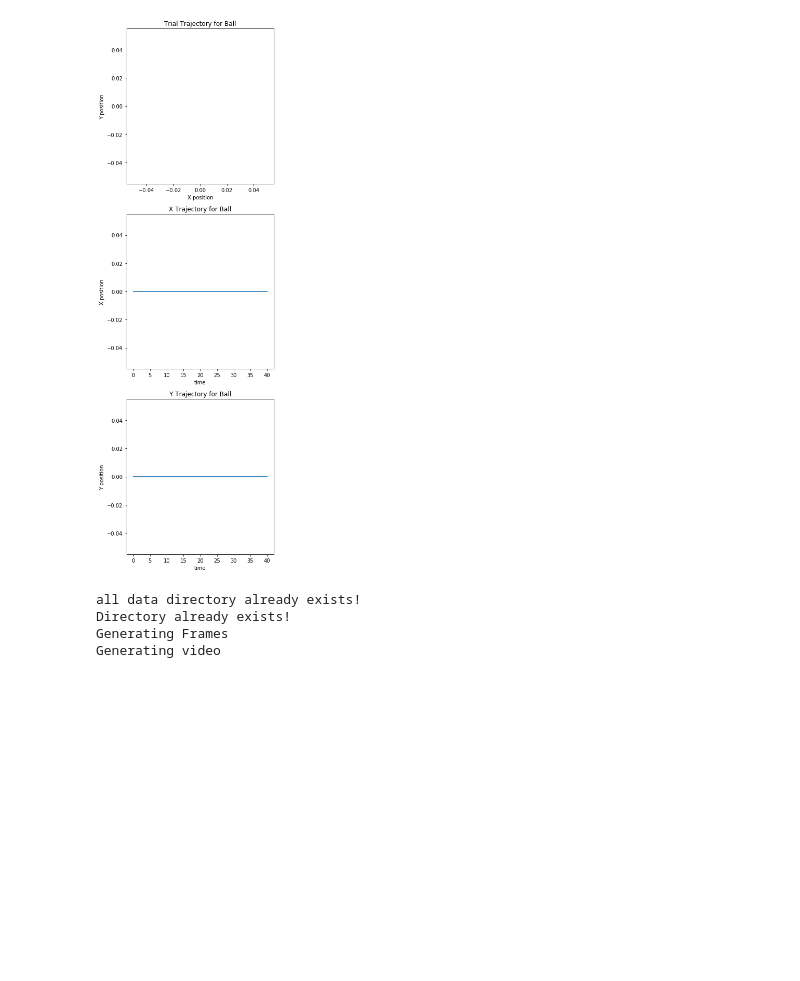
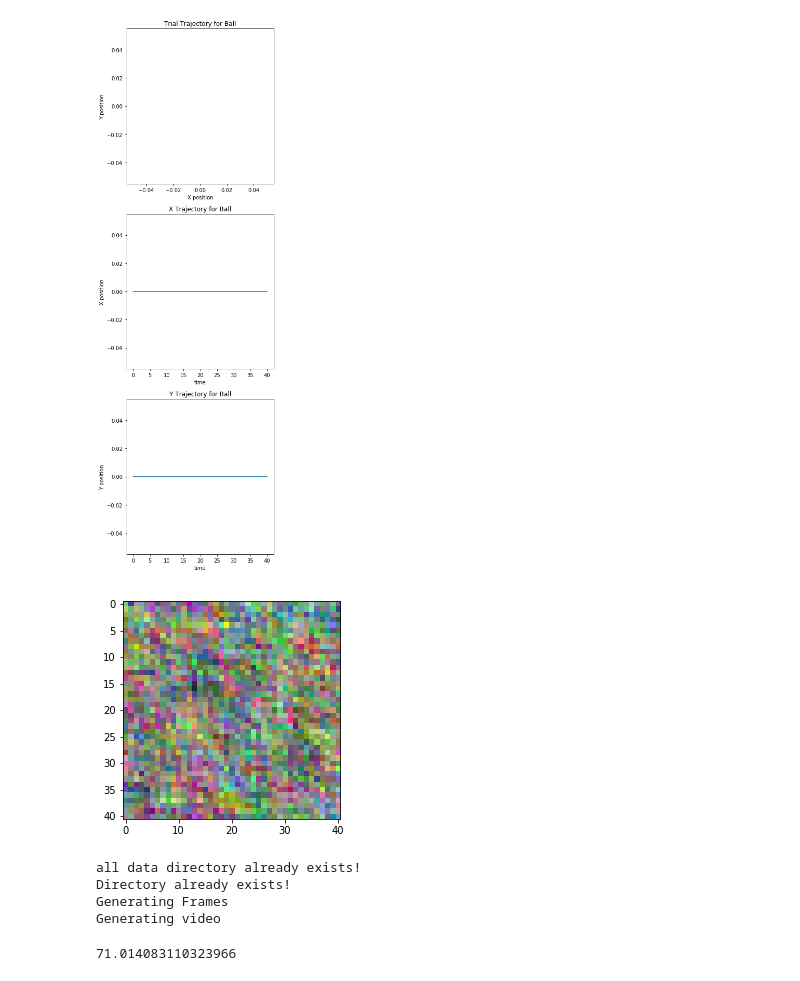
Before and after one commit to cellistigs/constrained_gm, a Jupyter notebook: ConstrainedGenMod_ToyDynamics.ipynb, the cells around one changed output. Saved outputs shown, nothing was run; the diff lists cells and outputs as text; code cells hidden in the pictures; blank space fills up the shorter version.

```diff
--- a/ConstrainedGenMod_ToyDynamics.ipynb
+++ b/ConstrainedGenMod_ToyDynamics.ipynb
@@ -16,7 +16,7 @@ import subprocess
 ## List of parameters
 dim = 2 #dimensionality of the problem
 g = 0 #m/(s^2) (gravitational constant)
-d = 32 # size of a square enclosure
+d = 20 # size of a square enclosure
 t = 40 # time to simulate for
 dt = 100000
 w = 20
@@ -28,8 +28,6 @@ env_params = {'dimension':dim,
               'enclosure_size':d,
               'simtime':t,
               'timesteps':dt,
-              'width':w,
-              'height':h,
               'dpi':dpi}
 
 
@@ -41,7 +39,7 @@ e = 1 ## reduction in force
 dyn_params = {'grav_constant':g,'dyn_matrix':A,'elasticity':e}
 
 m = 10.0 # mass of ball
-r = 55*env_params['width'] # radius of ball
+r = 10*env_params['enclosure_size'] # radius of ball
 
 ball_params = {'mass':m,'radius':r}
 # %%
@@ -111,3 +105,37 @@ background = (np.random.rand(2*env_params['enclosure_size']+1,2*env_params['encl
+# %%
+# Render a background (static for now)
+# background = np.concatenate([np.ones((2*env_params['enclosure_size']+1,2*env_params['enclosure_size']+1,1))*i for i in [0.5,0.7,0.1]],axis = -1)
+background = (np.random.rand(2*env_params['enclosure_size']+1,2*env_params['enclosure_size']+1,3))
+
+## We design a covariance matrix that is spatially correlated gaussian noise:
+# We choose a squared exponential kernel:
+length_covar = (2*env_params['enclosure_size']+1)**2
+index = np.arange(length_covar)
+## Make a meshgrid to evaluate:
+xx,yy = np.meshgrid(index,index)
+
+diff = abs(xx-yy)
+gamma = 6
+distances = np.exp(-(np.floor(diff/(2*env_params['enclosure_size']+1))**2+np.mod(diff,(2*env_params['enclosure_size'])+1)**2)/gamma)
+mat = distances+np.eye(length_covar)*2
+## Now sample uniform noise:
+array = np.zeros((length_covar,3))
+for i in range(3):
+    noise = np.random.multivariate_normal(np.zeros((length_covar,))+0.5,mat)
+    noise = (noise-np.min(noise))/np.max(noise-np.min(noise))
+    array[:,i] = noise
+# corr_noise = np.dot(chol,noise).reshape(env_params['width'],env_params['height'],3)
+# corr_noise_min = [np.min(corr_noise[:,:,i]) for i in range(1)]
+# corr_noise = corr_noise-corr_noise_min
+# corr_noise_max = [np.max(corr_noise[:,:,i]) for i in range(1)]
+
+# corr_noise = corr_noise/corr_noise_max
+
+# plt.imshow(corr_noise[:,:,0])
+plt.imshow(array.reshape(2*env_params['enclosure_size']+1,2*env_params['enclosure_size']+1,3))
+background = array.reshape(2*env_params['enclosure_size']+1,2*env_params['enclosure_size']+1,3)
+# %% [output]
+[figure, added]
 # %%
 # Generate frames for a video:
 all_datadirect = 'datadirectory'
@@ -158,3 +191,7 @@ all data directory already exists!
 Directory already exists!
 Generating Frames
 Generating video
+# %%
+np.sqrt(5043)
+# %% [output]
+71.014083110323966
```
Also changed, not shown: parts of 2 cells of this notebook, 1 other file.
